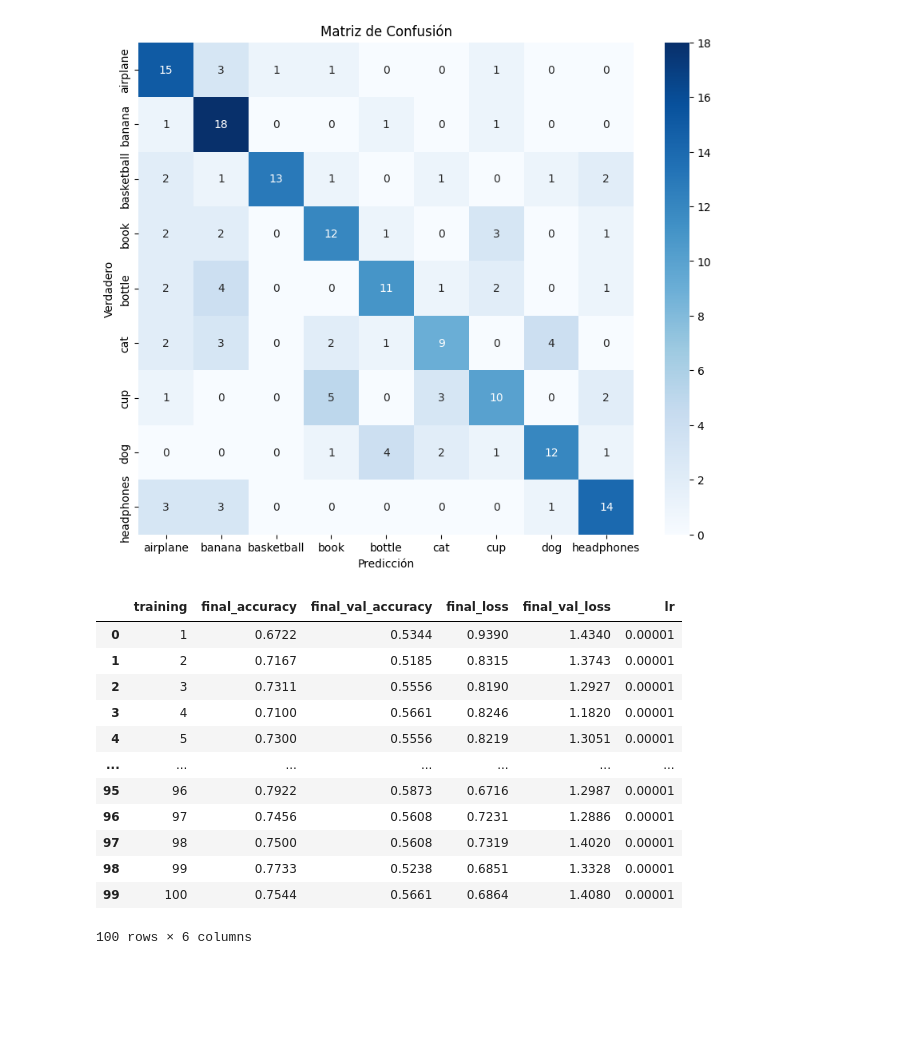
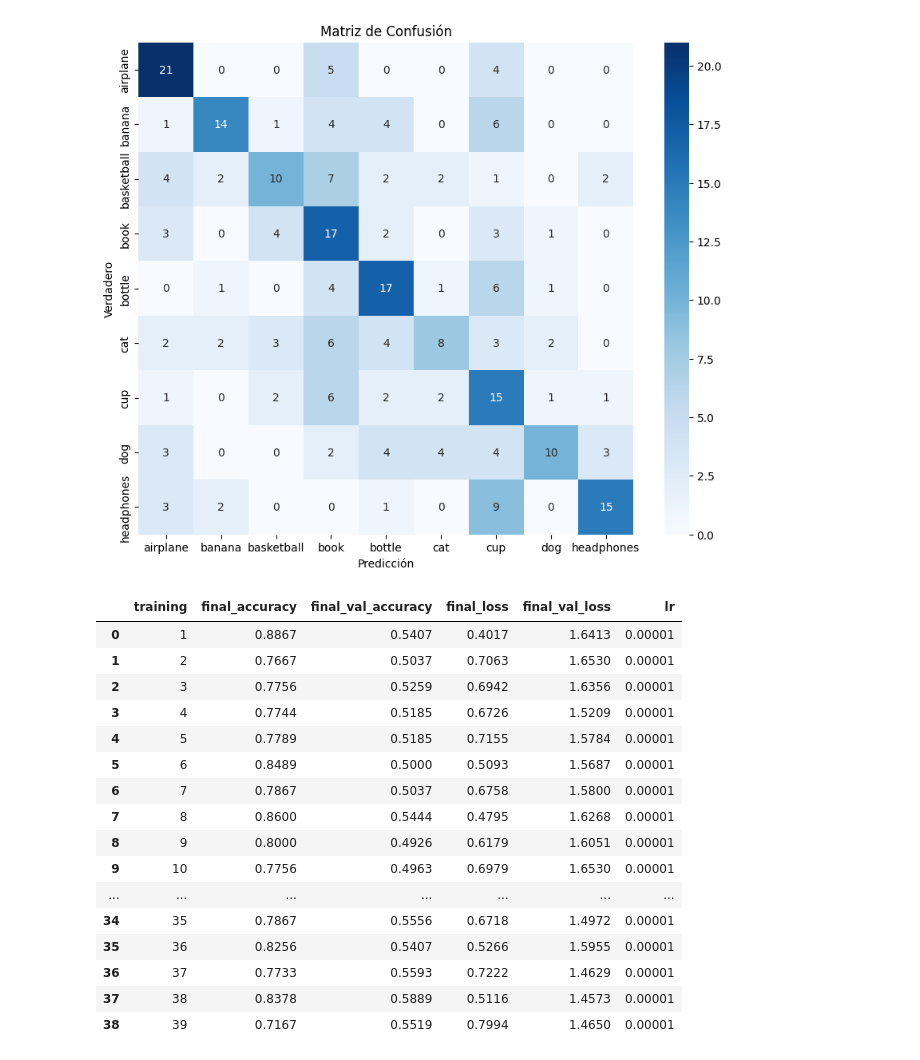
Before and after one commit to datasilvia/show-me-that, a Jupyter notebook: webscrapping_limpito.ipynb, the cells around one changed output. Cells and saved outputs as stored; diff of their text form; code cells hidden in the pictures; blank space fills up the shorter version.

```diff
--- a/webscrapping_limpito.ipynb
+++ b/webscrapping_limpito.ipynb
@@ -282,7 +280,7 @@ def preprocess_images(base_dir, subfolder):
     def augment_image(image):
         image = tf.image.convert_image_dtype(image, tf.float32)
         image = tf.image.random_flip_left_right(image)
-        image = tf.image.random_flip_up_down(image)
+        #image = tf.image.random_flip_up_down(image)
         image = tf.image.random_brightness(image, max_delta=0.2)
         image = tf.image.random_contrast(image, lower=0.8, upper=1.2)
         image = tf.image.random_saturation(image, lower=0.8, upper=1.2)
@@ -364,7 +362,7 @@ def entrenamiento2(model_path, n_clases, df, best_val_accuracy):
         best_val_accuracy = 0.0
         first_time = True
 
-    epocas = 15 if first_time else 5
+    epocas = 15 if first_time else 10
     lr = 1e-4 if first_time else 1e-5 # tasa de aprendizaje
     bs = 32 if first_time else 16 # ajustar según el rendimiento (tiempo de entrenamiento y memoria utilizada)
 
@@ -463,4 +461,4 @@ def entrenamiento2(model_path, n_clases, df, best_val_accuracy):
         print(f"val_accuracy no ha mejorado: {final_val_accuracy:.4f}")
         print(f"val_accuracy maxima: {best_val_accuracy:.4f}")
 
-    return df, val_ds, best_val_accuracy
+    return df, best_val_accuracy
@@ -467,10 +518,10 @@ def entrenamiento2(model_path, n_clases, df, best_val_accuracy):
 # %%
 # Para entrenar el modelo, damos los datos de partida:
 directory = 'D:\\Desk'
-model_filename = 'new_model.keras'
+model_filename = '9_model.keras'
 model_path = os.path.join(directory, model_filename) #Archivo donde se irá guardando el modelo entrenado.
 
 # Creamos un df para almacenar los resultados de las iteraciones:
 df = pd.DataFrame(columns=['training', 'final_accuracy', 'final_val_accuracy', 'final_loss', 'final_val_loss','lr'])
 #Definimos el best_val_accuracy inicial como 0.
-bva = 0
+bva = 0.64
@@ -509,18 +532,17 @@ mostrar_imagenes(train_images, train_labels, class_names, num_imagenes_mostrar)
 # %%
 #Ponemos el modelo a entrenar iterativamente
 
-
+gc.collect()
 if __name__ == "__main__":
     iteraciones = 1
     contador_bva = 0
-    while iteraciones < 51:
+    while iteraciones < 40:
         if bva < 0.95:
             print(f"Iteración nº:{iteraciones}")
-            df, validation_generator, nuevo_bva = entrenamiento2(model_path,9,df,bva)
+            df, nuevo_bva = entrenamiento2(model_path,9,df,bva)
             iteraciones +=1
             if nuevo_bva > bva:
                 bva = nuevo_bva
-                val_gen_ok = validation_generator
                 contador_bva = 0
             else:
                 contador_bva+=1
@@ -531,7 +553,6 @@ if __name__ == "__main__":
                     val_images, val_labels = preprocess_images('./imagenes', 'validation')
                     # Limpiamos tras el reprocesado de imágenes.
                     gc.collect()
-
                     contador_bva = 0
         else:
             break
@@ -563,17 +581,21 @@ MemoryError: Exception encountered when calling BatchNormalization.call().
 
 # Predicción
 
-def obtener_predicciones(model, val_ds):
+def obtener_predicciones(model, base_dir):
+    # Obtener datos preprocesados desde archivos .npy
+    val_images, val_labels = obtener_datos_procesados(base_dir, 'validation')
+
     y_true = []
     y_pred = []
 
-    for images, labels in val_ds:
-        predictions = model(images)
-        classes_pred = tf.argmax(predictions, axis=1)
-        classes_true = tf.argmax(labels, axis=1)
+    for i in range(len(val_images)):
+        img_array = np.expand_dims(val_images[i], axis=0)  # Expande la dimensión para el lote
+        prediction = model.predict(img_array)
+        predicted_class_idx = np.argmax(prediction, axis=1)[0]
+        true_class_idx = val_labels[i]
 
-        y_pred.extend(classes_pred.numpy())
-        y_true.extend(classes_true.numpy())
+        y_pred.append(predicted_class_idx)
+        y_true.append(true_class_idx)
 
     return np.array(y_true), np.array(y_pred)
 
@@ -601,7 +623,7 @@ else:
     print('Las clases de train y validation no coinciden')
 
 # Convertir el dataset a y_true, y_pred listas
-val_y_true, val_y_pred = obtener_predicciones(model, val_gen_ok)
+val_y_true, val_y_pred = obtener_predicciones(model, base_dir)
 
 # Mostrar la matriz de confusión
 mostrar_matriz_de_confusion(val_y_true, val_y_pred, class_names)
@@ -611,14 +650,18 @@ df
-[figure, old version]
+[figure, new version]
 |  | training | final_accuracy | final_val_accuracy | final_loss | final_val_loss | lr |
-| 0 | 1 | 0.6722 | 0.5344 | 0.9390 | 1.4340 | 0.00001 |
-| 1 | 2 | 0.7167 | 0.5185 | 0.8315 | 1.3743 | 0.00001 |
-| 2 | 3 | 0.7311 | 0.5556 | 0.8190 | 1.2927 | 0.00001 |
-| 3 | 4 | 0.7100 | 0.5661 | 0.8246 | 1.1820 | 0.00001 |
-| 4 | 5 | 0.7300 | 0.5556 | 0.8219 | 1.3051 | 0.00001 |
+| 0 | 1 | 0.8867 | 0.5407 | 0.4017 | 1.6413 | 0.00001 |
+| 1 | 2 | 0.7667 | 0.5037 | 0.7063 | 1.6530 | 0.00001 |
+| 2 | 3 | 0.7756 | 0.5259 | 0.6942 | 1.6356 | 0.00001 |
+| 3 | 4 | 0.7744 | 0.5185 | 0.6726 | 1.5209 | 0.00001 |
+| 4 | 5 | 0.7789 | 0.5185 | 0.7155 | 1.5784 | 0.00001 |
+| 5 | 6 | 0.8489 | 0.5000 | 0.5093 | 1.5687 | 0.00001 |
+| 6 | 7 | 0.7867 | 0.5037 | 0.6758 | 1.5800 | 0.00001 |
+| 7 | 8 | 0.8600 | 0.5444 | 0.4795 | 1.6268 | 0.00001 |
+| 8 | 9 | 0.8000 | 0.4926 | 0.6179 | 1.6051 | 0.00001 |
+| 9 | 10 | 0.7756 | 0.4963 | 0.6979 | 1.6530 | 0.00001 |
 | ... | ... | ... | ... | ... | ... | ... |
-| 95 | 96 | 0.7922 | 0.5873 | 0.6716 | 1.2987 | 0.00001 |
-| 96 | 97 | 0.7456 | 0.5608 | 0.7231 | 1.2886 | 0.00001 |
-| 97 | 98 | 0.7500 | 0.5608 | 0.7319 | 1.4020 | 0.00001 |
-| 98 | 99 | 0.7733 | 0.5238 | 0.6851 | 1.3328 | 0.00001 |
-| 99 | 100 | 0.7544 | 0.5661 | 0.6864 | 1.4080 | 0.00001 |
+| 34 | 35 | 0.7867 | 0.5556 | 0.6718 | 1.4972 | 0.00001 |
+| 35 | 36 | 0.8256 | 0.5407 | 0.5266 | 1.5955 | 0.00001 |
+| 36 | 37 | 0.7733 | 0.5593 | 0.7222 | 1.4629 | 0.00001 |
+| 37 | 38 | 0.8378 | 0.5889 | 0.5116 | 1.4573 | 0.00001 |
+| 38 | 39 | 0.7167 | 0.5519 | 0.7994 | 1.4650 | 0.00001 |
-100 rows × 6 columns
```
Also changed, not shown: parts of 12 cells of this notebook, 33 other files.
